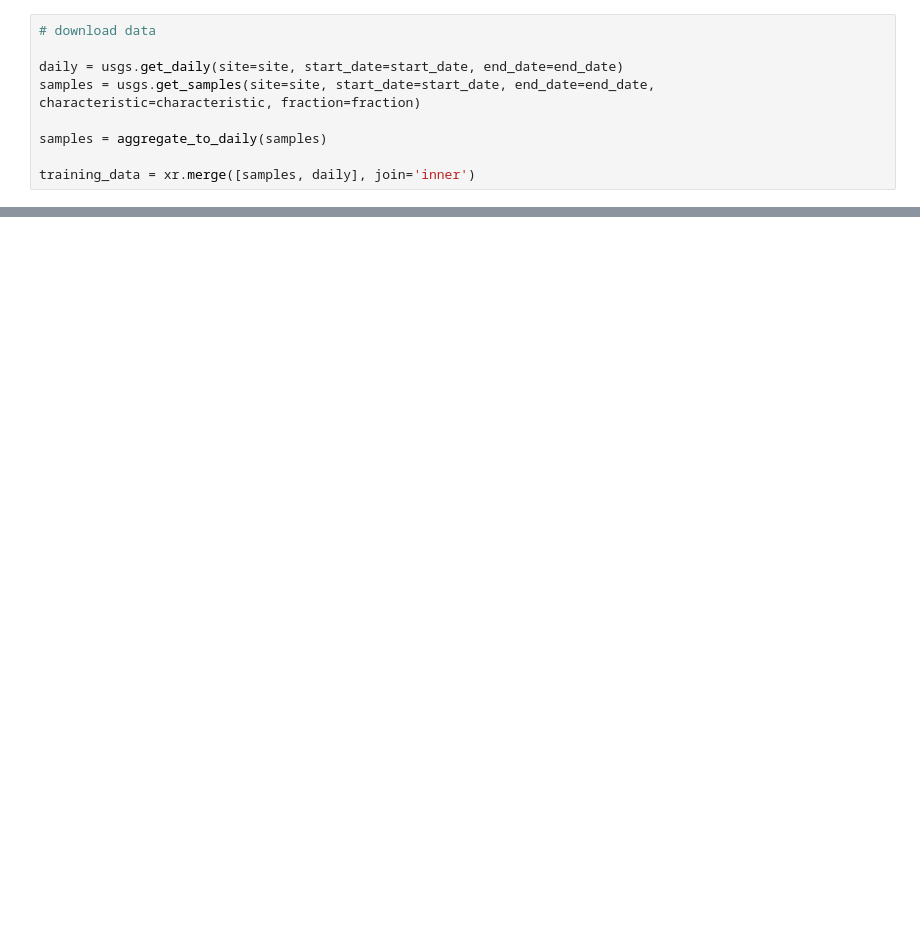
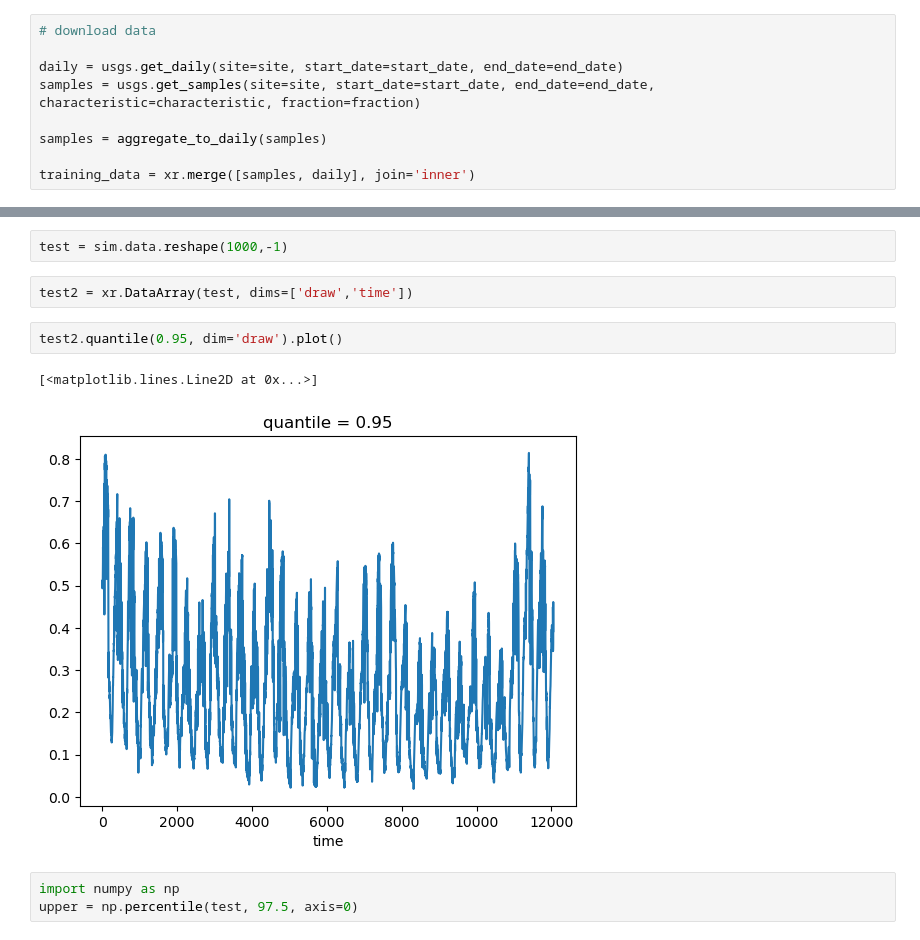
Before and after one commit to thodson-usgs/discontinuum, a Jupyter notebook: notebooks/wrtds-demo.ipynb, the cells around one changed output, grey strips where cells are left out. Drawn from its saved outputs; the diff is of its cells as text; blank space fills up the shorter version.

```diff
--- a/notebooks/wrtds-demo.ipynb
+++ b/notebooks/wrtds-demo.ipynb
@@ -45,0 +79,12 @@ model.plot_concentration(daily[['time','flow']])
+# %%
+test = sim.data.reshape(1000,-1)
+# %%
+test2 = xr.DataArray(test, dims=['draw','time'])
+# %%
+test2.quantile(0.95, dim='draw').plot()
+# %% [output]
+[<matplotlib.lines.Line2D at 0x...>]
+[figure, added]
+# %%
+import numpy as np
+upper = np.percentile(test, 97.5, axis=0)
```
Also changed, not shown: parts of 10 cells of this notebook, 4 other files.
